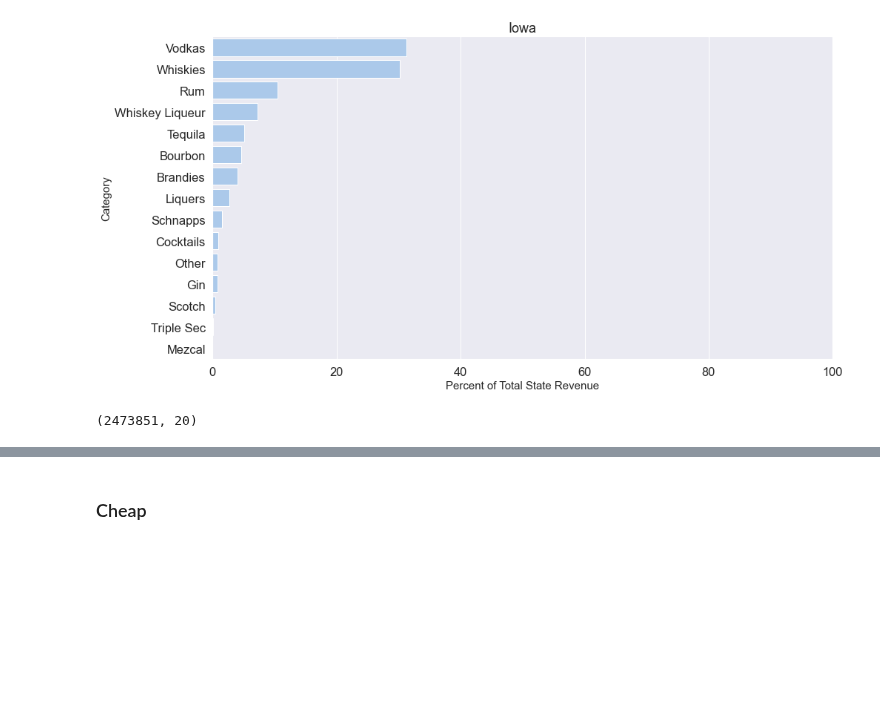
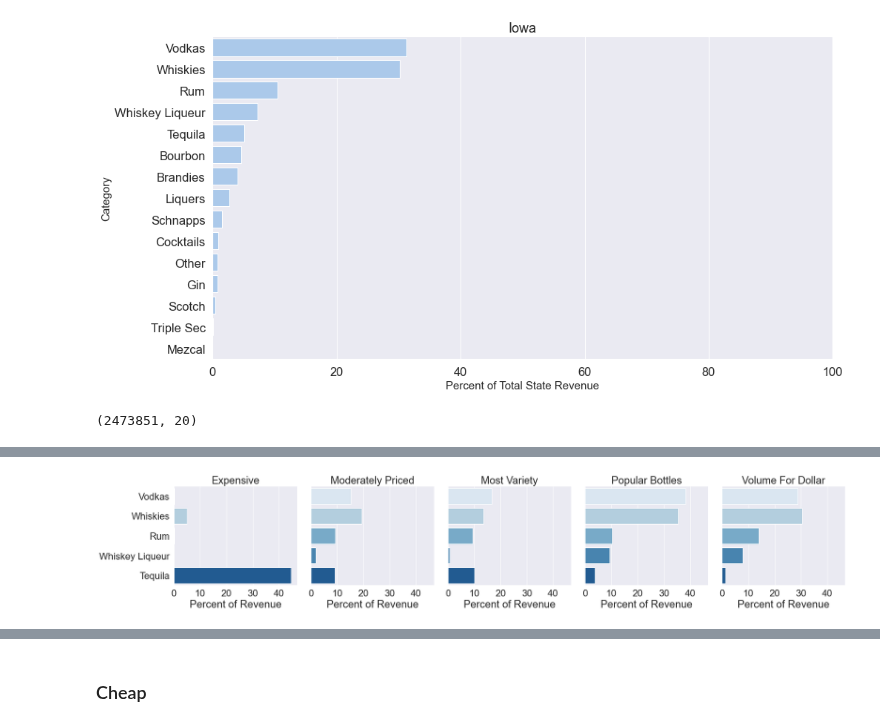
Before and after one commit to dgarbato/capstone, a Jupyter notebook: Percentage of product types within each cluster.ipynb, the cells around one changed output, grey strips where cells are left out. Drawn from its saved outputs; the diff is of its cells as text; code cells hidden in the pictures; blank space fills up the shorter version.

```diff
--- a/Percentage of product types within each cluster.ipynb
+++ b/Percentage of product types within each cluster.ipynb
@@ -380,0 +432,49 @@ cluster_revenue_pct['new_prod_clust_name'] = cluster_revenue_pct['cluster_name']
+# %%
+cluster_revenue_pct2 = cluster_revenue_pct2[cluster_revenue_pct2['New_Category_Name_2'].isin(top5)]
+# %%
+# cluster_revenue_pct2 =
+cluster_revenue_pct2 = cluster_revenue_pct2[~cluster_revenue_pct2['cluster_name'].isin(not_keeps) ]
+# %%
+# combined= compare_percent('age')
+# combined['Percent']= round(combined['Percent'])
+
+# set style
+# sns.set_style('darkgrid')
+
+# color_order=['Kitten','Young','Adult','Senior']
+# order=color_order,palette='Blues'
+sns.set(rc = {'figure.figsize':(15,8)},font_scale=2)
+order=['Vodkas','Whiskies','Rum','Whiskey Liqueur','Tequila']
+chart = sns.factorplot(y='New_Category_Name_2', x='revenue_pct', col='cluster_name', data=cluster_revenue_pct2, kind='bar', ci=False, \
+                       order=order, palette='Blues')#,estimator=x)  #,color='skyblue'
+
+
+# for i in range(len(df)):
+#     chart.annotate(str(df[i]), xy=(i, df[i]),horizontalalignment = 'center',fontsize=20);
+
+
+chart.set(ylabel="", xlabel = "Percent of Revenue")
+
+# plt.figure(figsize = (15,8))
+
+chart.set_titles(col_template= '{col_name}',fontsize='14');
+
+
+
+#set font size
+# sns.set(font_scale=1.5)
+#sns.set(font_scale=2)
+#plt.figure(figsize = (15,8))
+
+# plt.savefig('Days_On_Site_comparison nodup.png', dpi=300)
+sns.set(rc = {'figure.figsize':(15,8)})
+
+# # for legend text
+# plt.setp(chart.get_legend().get_texts(), fontsize='13')
+
+# # for legend title
+# plt.setp(chart.get_legend().get_title(), fontsize='14')
+plt.show()
+#combined.info()
+# %% [output]
+[figure, added]
```
Also changed, not shown: parts of 37 cells of this notebook, 2 other files.
